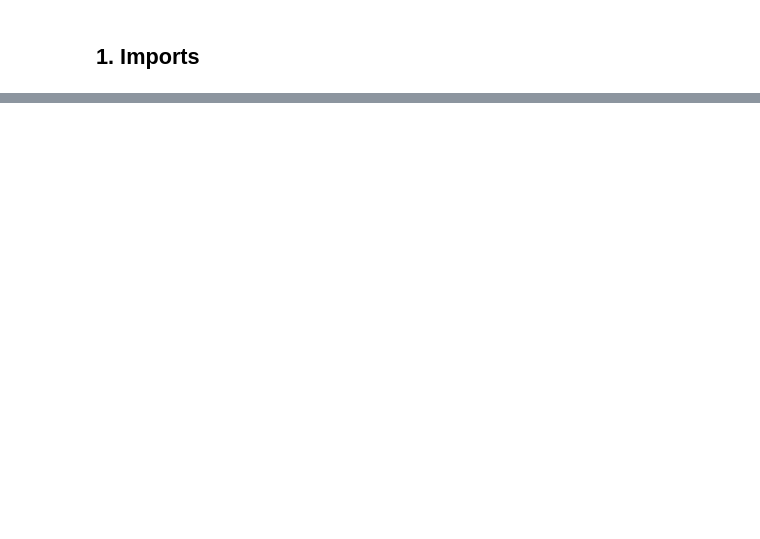
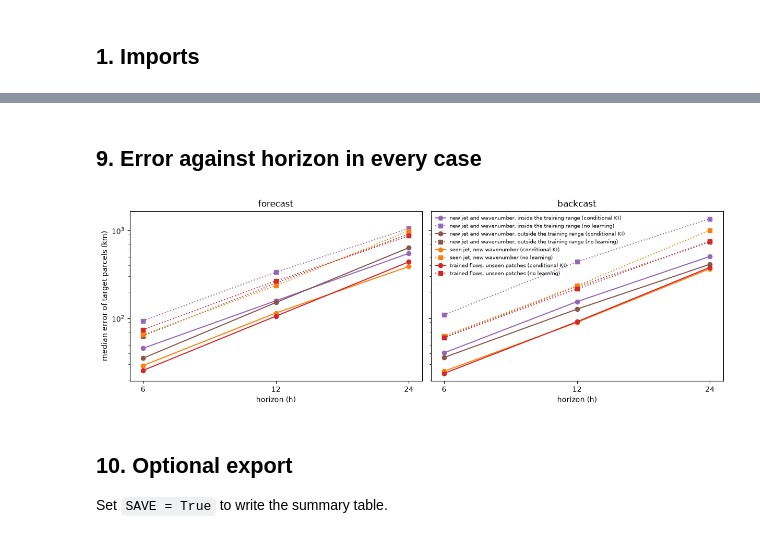
Before and after one commit to yanxingjianken/ki-lagrangian-tracks, a Jupyter notebook: 01_bve/ki_bve.ipynb, the cells around one changed output, grey strips where cells are left out. Saved outputs shown, nothing was run; the diff lists cells and outputs as text; code cells hidden in the pictures; blank space fills up the shorter version.

```diff
--- a/01_bve/ki_bve.ipynb
+++ b/01_bve/ki_bve.ipynb
@@ -406,7 +6,0 @@ Set `SAVE = True` to write the summary and the EMA weights.
-# %%
-SAVE = False
-if SAVE:
-    out = ROOT / 'outputs/notebook'; out.mkdir(parents=True, exist_ok=True)
-    summary.to_csv(out / 'summary.csv', index=False)
-    for patch, net in models.items():
-        torch.save(net.state_dict(), out / f'patch{patch}_s{int(T_START_H)}_t{int(T_END_H)}.pt')
@@ -412,0 +362,16 @@ if SAVE:
+# %% [markdown]
+## 9. Error against horizon in every case
+# %%
+fig, axes = plt.subplots(1, 2, figsize=(12, 4), sharey=True, layout='constrained')
+colors = dict(zip([c[0] for c in cases], ['tab:red', 'tab:orange', 'tab:purple', 'tab:brown']))
+for ax, task in zip(axes, ['forecast', 'backcast']):
+    for (label, mlabel), g in summary[summary.task == task].groupby(['case', 'model']):
+        ax.plot(g.horizon_h, g.median_km, 'o-' if mlabel == 'conditional KI' else 's:', color=colors[label], label=f'{label} ({mlabel})')
+    ax.set(xscale='log', yscale='log', xlabel='horizon (h)', title=task); ax.set_xticks(HORIZONS_H, [str(h) for h in HORIZONS_H]); ax.xaxis.set_minor_locator(plt.NullLocator())
+axes[0].set_ylabel('median error of target parcels (km)'); axes[1].legend(fontsize=7, frameon=False)
+plt.show()
+# %% [output]
+[figure, added]
+# %% [markdown]
+## 10. Optional export
+Set `SAVE = True` to write the summary table.
```
Also changed, not shown: parts of 39 cells of this notebook, 23 other files.
